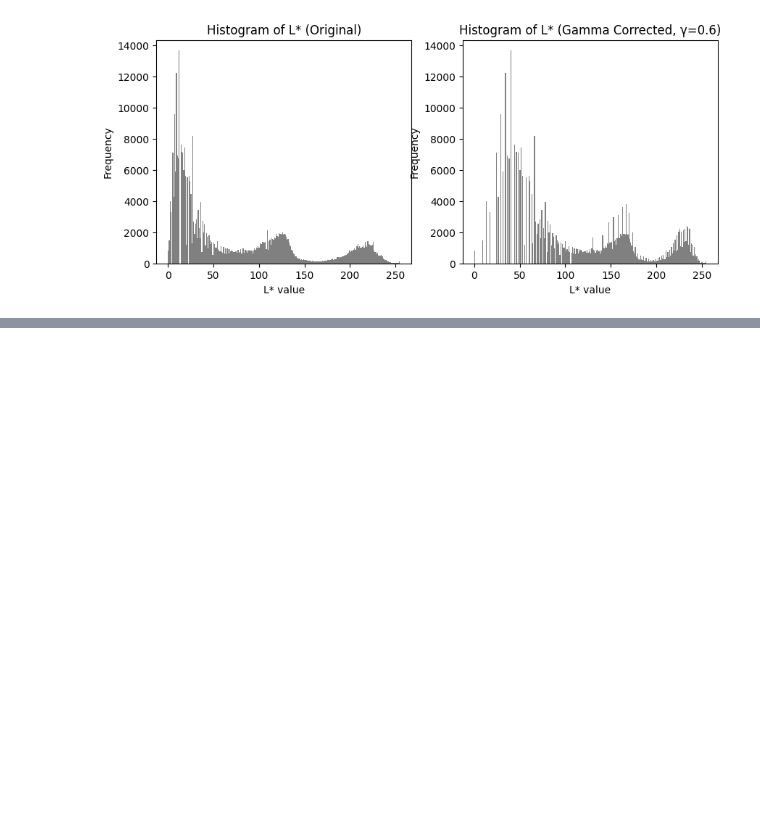
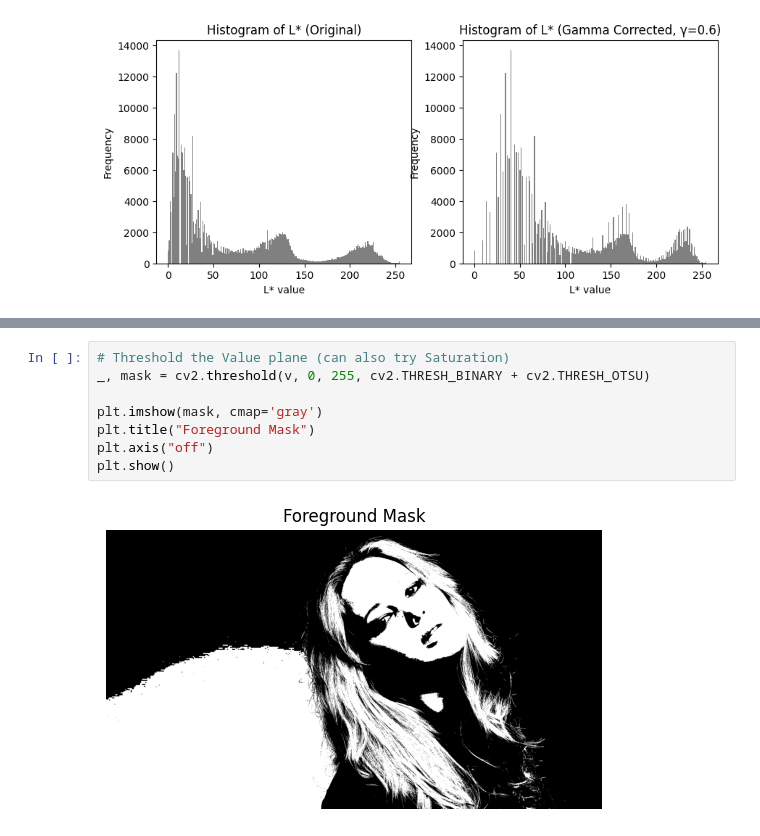
Before and after one commit to bandarasmc/Image_Processing_Msc, a Jupyter notebook: Code/notebook.ipynb, the cells around one changed output, grey strips where cells are left out. Drawn from its saved outputs; the diff is of its cells as text; blank space fills up the shorter version.

```diff
--- a/Code/notebook.ipynb
+++ b/Code/notebook.ipynb
@@ -177,0 +277,10 @@ plt.show()
+# %%
+# Threshold the Value plane (can also try Saturation)
+_, mask = cv2.threshold(v, 0, 255, cv2.THRESH_BINARY + cv2.THRESH_OTSU)
+
+plt.imshow(mask, cmap='gray')
+plt.title("Foreground Mask")
+plt.axis("off")
+plt.show()
+# %% [output]
+[figure, added]
```
Also changed, not shown: parts of 4 cells of this notebook.
